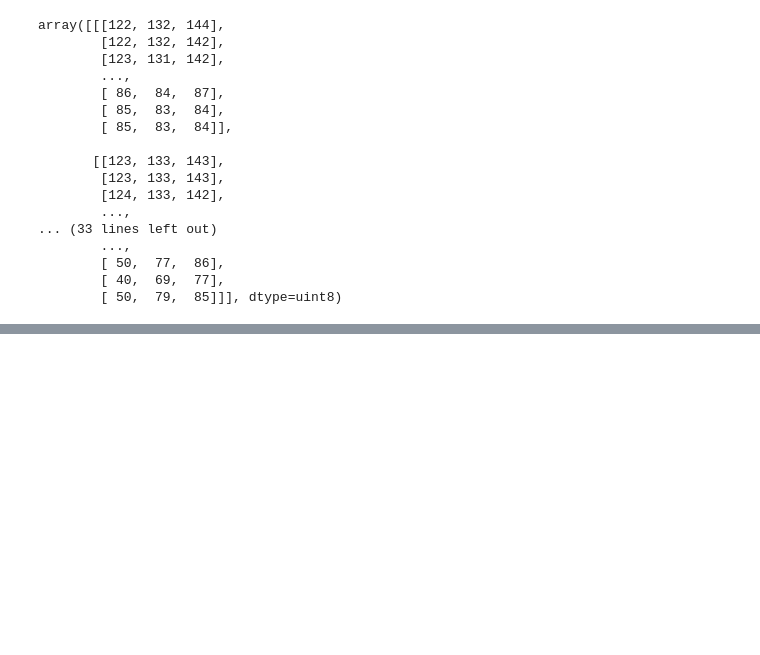
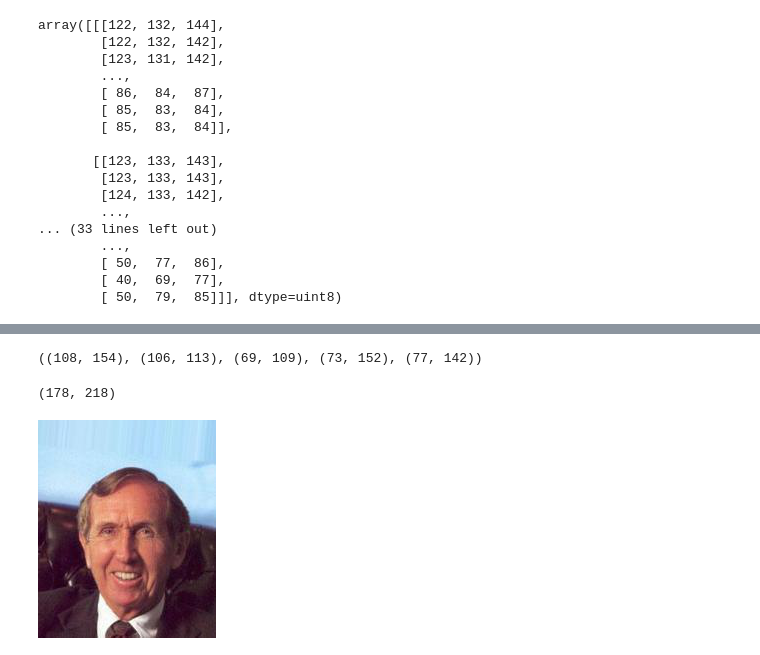
Before and after one commit to madin162/AI604_project, a Jupyter notebook: notebooks/scratch_downsample.ipynb, the cells around one changed output, grey strips where cells are left out. Saved outputs shown, nothing was run; the diff lists cells and outputs as text; code cells hidden in the pictures; blank space fills up the shorter version.

```diff
--- a/notebooks/scratch_downsample.ipynb
+++ b/notebooks/scratch_downsample.ipynb
@@ -56,0 +66,6 @@ array([[[122, 132, 144],
+# %%
+id_file_path = "D:Dataset/CelebA/list_landmarks_align_celeba.csv"
+img_folder_path = "D:Dataset/CelebA/img_align_celeba/img_align_celeba/"
+# %%
+tbl_id =  pd.read_csv(id_file_path)
+tbl_id.head(5)
@@ -56,0 +95,16 @@ array([[[122, 132, 144],
+# %%
+ab=list(zip(*list_values))
+ab[0]
+# %% [output]
+((108, 154), (106, 113), (69, 109), (73, 152), (77, 142))
+# %%
+new_dict['image_id']=tbl_id['image_id']
+img_id_list = tbl_id['image_id']
+# %%
+im = Image.open(os.path.join(img_folder_path,img_id_list[20]))
+# %%
+print(im.size)
+im
+# %% [output]
+(178, 218)
+[figure, added]
```
Also changed, not shown: parts of 24 cells of this notebook, 39 other files.
